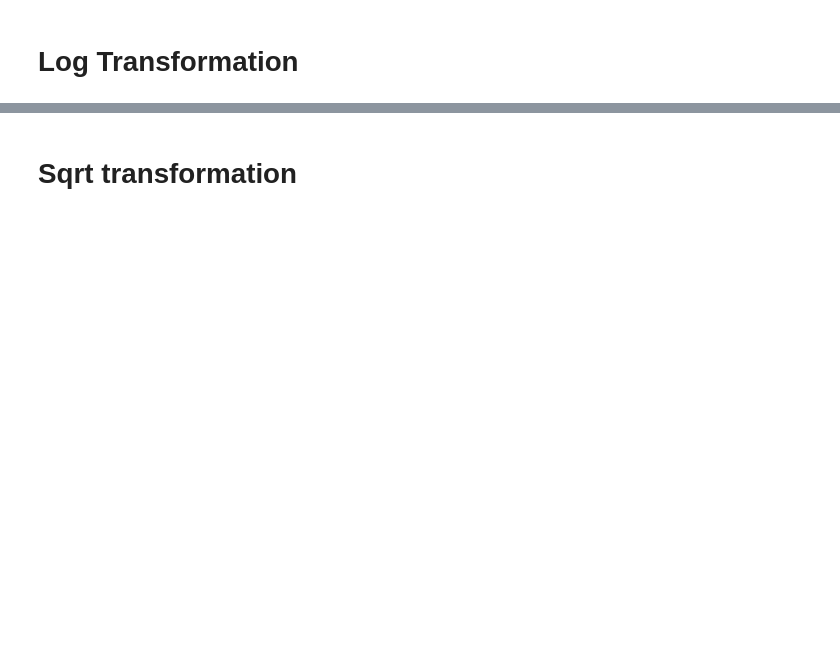
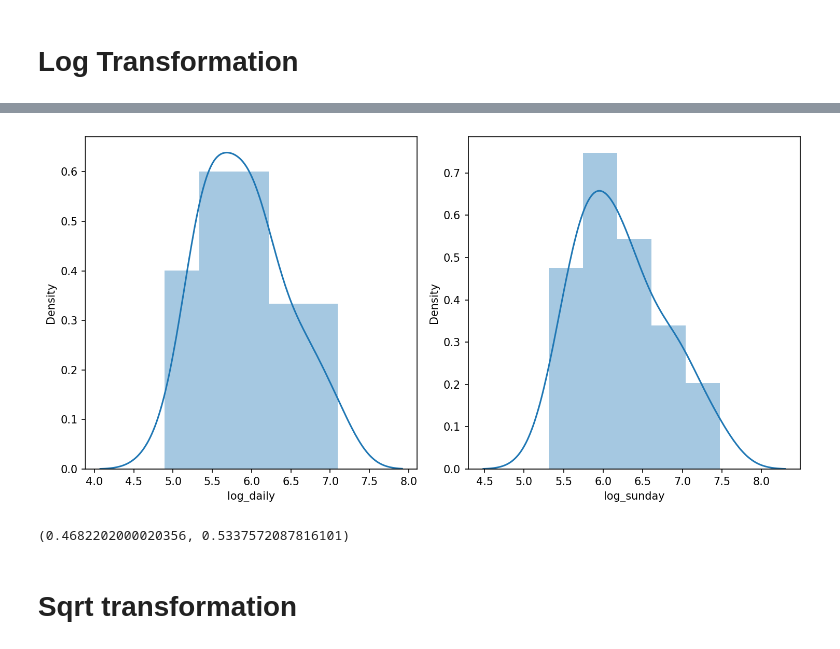
Before and after one commit to aishwaryamate/14July-Batch, a Jupyter notebook: Machine Learning/EDA-1/Simple Linear Regression.ipynb, the cells around one changed output, grey strips where cells are left out. Drawn from its saved outputs; the diff is of its cells as text; code cells hidden in the pictures; blank space fills up the shorter version.

```diff
--- a/Machine Learning/EDA-1/Simple Linear Regression.ipynb
+++ b/Machine Learning/EDA-1/Simple Linear Regression.ipynb
@@ -171,0 +270,3 @@ test
+# %%
+df['log_daily'] = np.log(df['daily'])
+df
@@ -171,0 +291,3 @@ test
+# %%
+df['log_sunday'] = np.log(df['sunday'])
+df
@@ -172,2 +312,16 @@ test
+# %%
+plt.subplot(1,2,1)
+sns.distplot(df['log_daily'])
+
+plt.subplot(1,2,2)
+sns.distplot(df['log_sunday'])
+
+plt.tight_layout()
+# %% [output]
+[figure, added]
+# %%
+df['log_daily'].skew(), df['log_sunday'].skew()
+# %% [output]
+(0.4682202000020356, 0.5337572087816101)
 # %% [markdown]
 # Sqrt transformation
```
Also changed, not shown: parts of 24 cells of this notebook.
